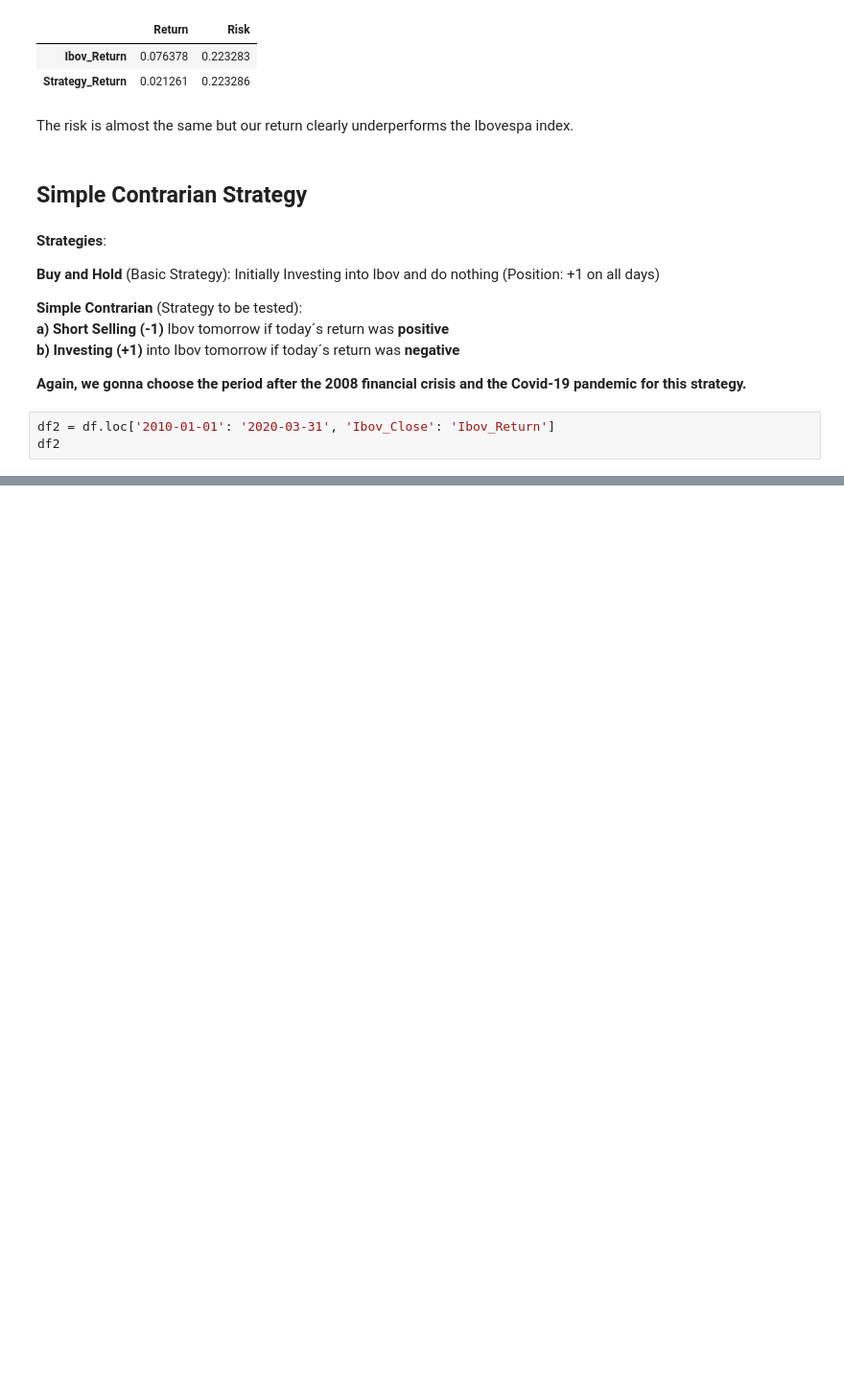
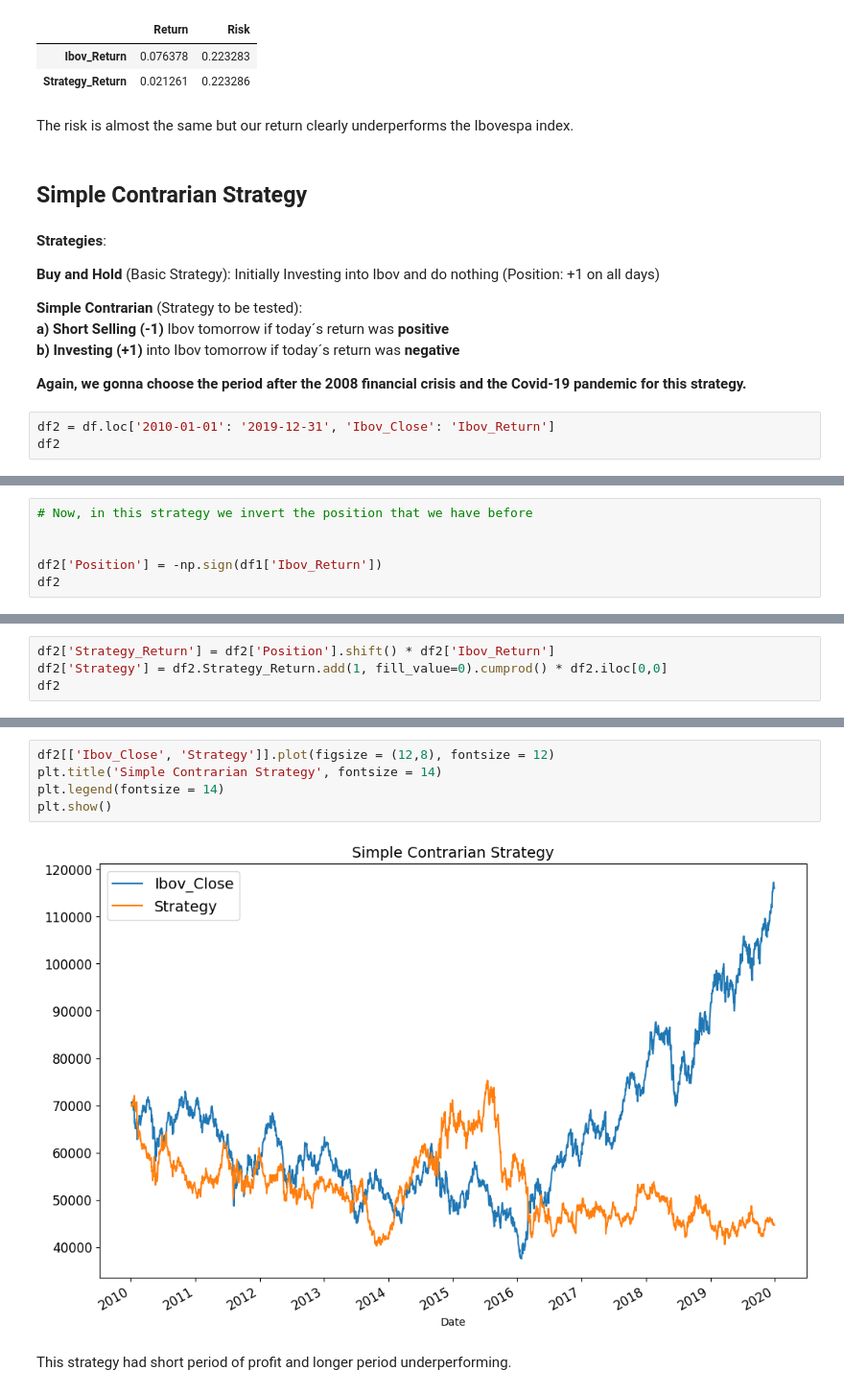
Before and after one commit to RochaErik/Project-Ibovespa-Analysis-Trading-Strategies, a Jupyter notebook: IbovespaAnalysis&Strategy.ipynb, the cells around one changed output, grey strips where cells are left out. Shown: that part at 96% size. Saved outputs shown, nothing was run; the diff lists cells and outputs as text; blank space fills up the shorter version.

```diff
--- a/IbovespaAnalysis&Strategy.ipynb
+++ b/IbovespaAnalysis&Strategy.ipynb
@@ -272,7 +272,7 @@ __b) Investing (+1)__ into Ibov tomorrow if today´s return was __negative__
 
 __Again, we gonna choose the period after the 2008 financial crisis and the Covid-19 pandemic for this strategy.__
 # %%
-df2 = df.loc['2010-01-01': '2020-03-31', 'Ibov_Close': 'Ibov_Return']
+df2 = df.loc['2010-01-01': '2019-12-31', 'Ibov_Close': 'Ibov_Return']
 df2
 # %% [output]
 |  | Ibov_Close | Ibov_Return |
@@ -291,0 +292,6 @@ df2
+# %%
+# Now, in this strategy we invert the position that we have before
+
+
+df2['Position'] = -np.sign(df1['Ibov_Return'])
+df2
@@ -291,0 +313,4 @@ df2
+# %%
+df2['Strategy_Return'] = df2['Position'].shift() * df2['Ibov_Return']
+df2['Strategy'] = df2.Strategy_Return.add(1, fill_value=0).cumprod() * df2.iloc[0,0]
+df2
@@ -291,0 +332,9 @@ df2
+# %%
+df2[['Ibov_Close', 'Strategy']].plot(figsize = (12,8), fontsize = 12)
+plt.title('Simple Contrarian Strategy', fontsize = 14)
+plt.legend(fontsize = 14)
+plt.show()
+# %% [output]
+[figure, added]
+# %% [markdown]
+This strategy had short period of profit and longer period underperforming.
```
Also changed, not shown: parts of 26 cells of this notebook.
